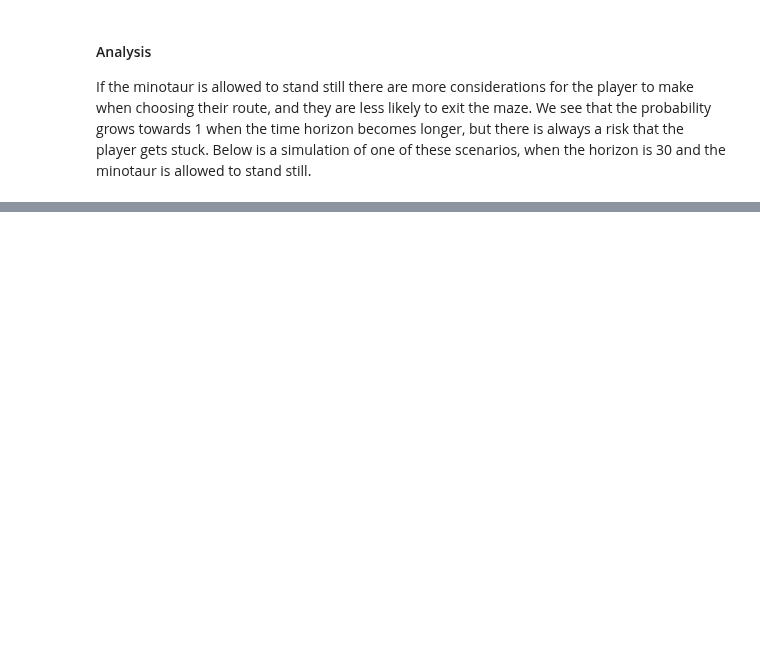
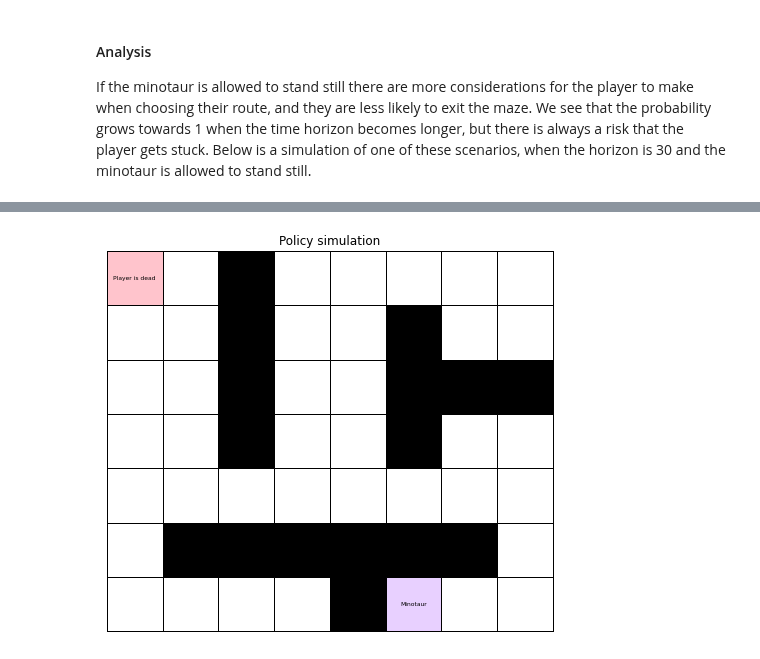
Before and after one commit to lxpr/EL2805-Reinforcement-Learning-Labs, a Jupyter notebook: lab1/Lab_1.ipynb, the cells around one changed output, grey strips where cells are left out. Saved outputs shown, nothing was run; the diff lists cells and outputs as text; code cells hidden in the pictures; blank space fills up the shorter version.

```diff
--- a/lab1/Lab_1.ipynb
+++ b/lab1/Lab_1.ipynb
@@ -143,0 +153,11 @@ mz.animate_solution(maze, path)
+# %%
+env_3 = mz.Maze(maze, stand_still=True, life_mean=30)
+V,policy_3 = mz.value_iteration(env_3, 1/3, epsilon=0.0001)
+# %%
+method = 'ValIter'
+start = (0,0,6,5)
+path_3 = env_3.simulate(start, policy_3, method)
+# %%
+mz.animate_solution(maze, path_3)
+# %% [output]
+[figure, added]
```
Also changed, not shown: parts of 28 cells of this notebook, 1 other file.
